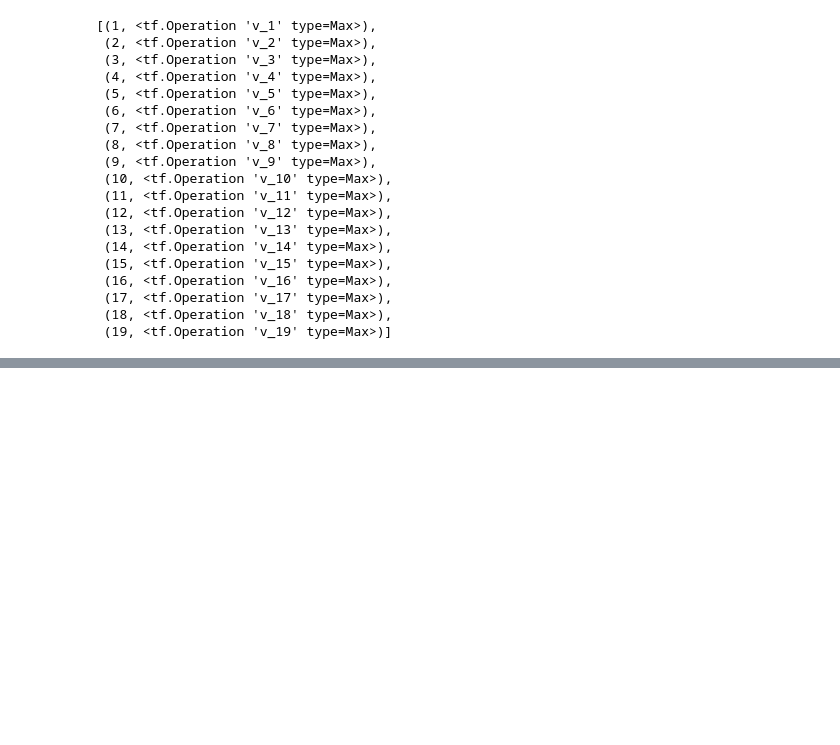
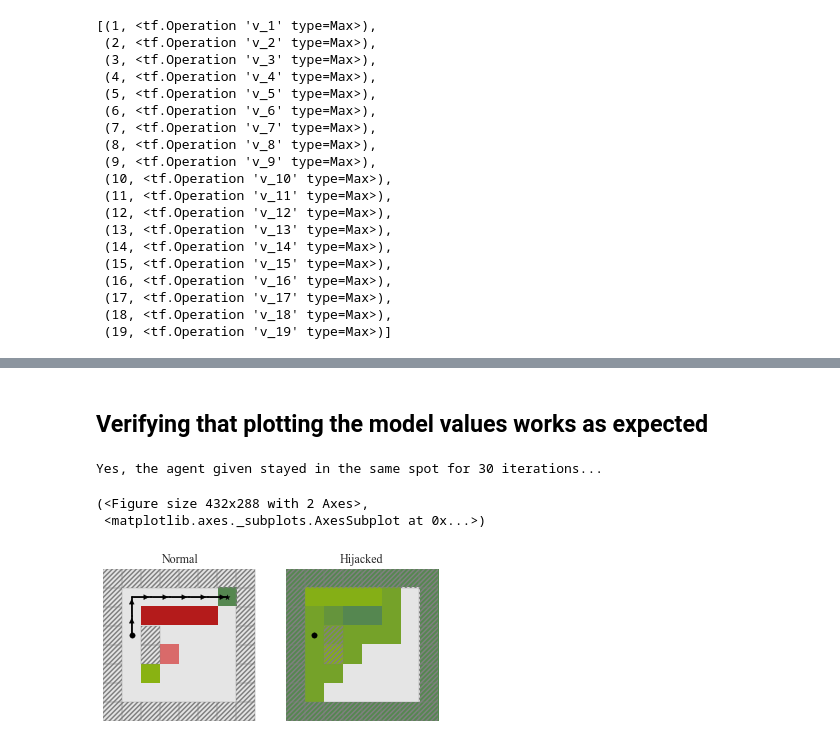
Before and after one commit to HumanCompatibleAI/learning_biases, a Jupyter notebook: Plotting Value Heat Map.ipynb, the cells around one changed output, grey strips where cells are left out. Drawn from its saved outputs; the diff is of its cells as text; code cells hidden in the pictures; blank space fills up the shorter version.

```diff
--- a/Plotting Value Heat Map.ipynb
+++ b/Plotting Value Heat Map.ipynb
@@ -319,0 +469,19 @@ Batch 0 of 1
+# %% [markdown]
+## Verifying that plotting the model values works as expected
+# %%
+optimal_agent = FastOptimalAgent(beta=None)
+mdp = GridworldMdp(grids[2])
+fig, axes = plt.subplots(1, 2)
+
+walls, reward, start = mdp.convert_to_numpy_input()
+plot_trajectory(walls, reward, start, optimal_agent, fig, axes[0])
+plot_reward(reward, walls, "Normal", fig, axes[0])
+
+optimal_agent = FastOptimalAgent(beta=None)
+vmap = plot_models_best_trajectory(mdp, optimal_agent, fig, axes[1])
+plot_reward(vmap, walls, "Hijacked", fig, axes[1])
+# %% [output]
+Yes, the agent given stayed in the same spot for 30 iterations...
+(<Figure size 432x288 with 2 Axes>,
+ <matplotlib.axes._subplots.AxesSubplot at 0x...>)
+[figure, added]
```
Also changed, not shown: parts of 7 cells of this notebook.
